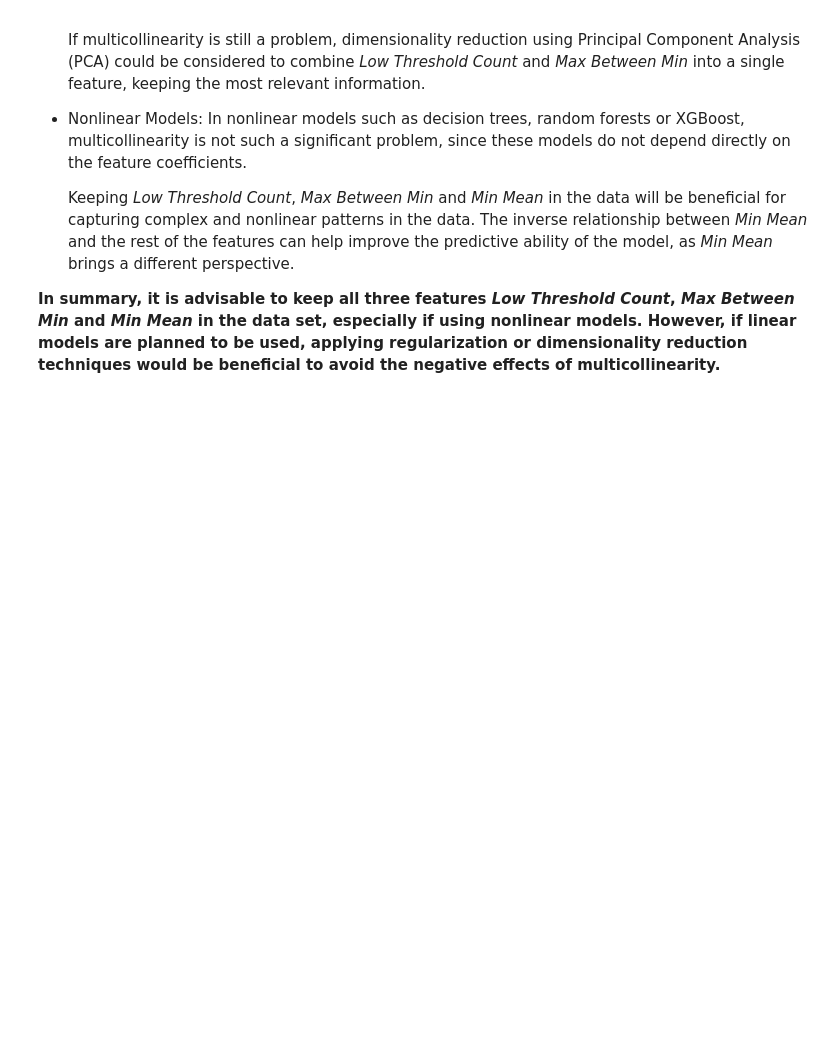
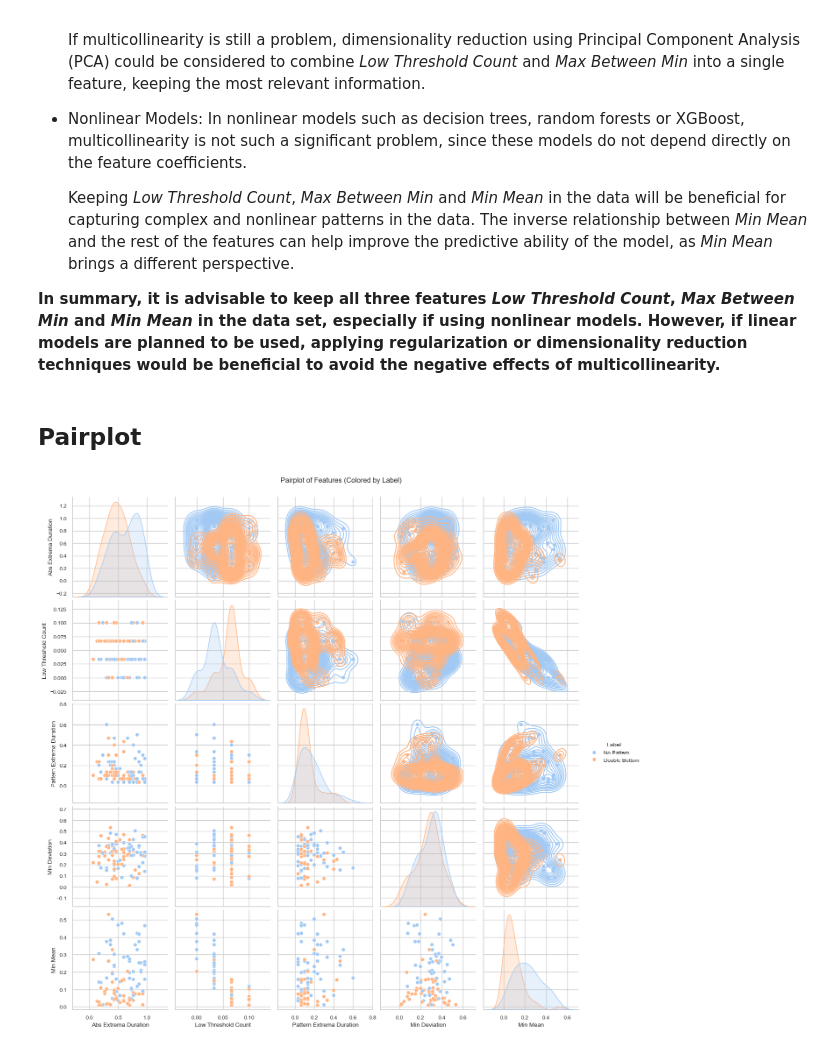
Before and after one commit to TA-Experiments-WSC/double-bottom-detection-ml, a Jupyter notebook: notebooks/03_EDA.ipynb, the cells around one changed output. Saved outputs shown, nothing was run; the diff lists cells and outputs as text; code cells hidden in the pictures; blank space fills up the shorter version.

Commit message:
feat(notebooks): EDA pairplot and  kde plot analysis

```diff
--- a/notebooks/03_EDA.ipynb
+++ b/notebooks/03_EDA.ipynb
@@ -106,3 +106,15 @@ plt.show()
   Keeping *Low Threshold Count*, *Max Between Min* and *Min Mean* in the data will be beneficial for capturing complex and nonlinear patterns in the data. The inverse relationship between *Min Mean* and the rest of the features can help improve the predictive ability of the model, as *Min Mean* brings a different perspective.
 
 **In summary, it is advisable to keep all three features *Low Threshold Count*, *Max Between Min* and *Min Mean* in the data set, especially if using nonlinear models. However, if linear models are planned to be used, applying regularization or dimensionality reduction techniques would be beneficial to avoid the negative effects of multicollinearity.**
+# %% [markdown]
+## Pairplot
+# %%
+df['Label'] = df['Label'].replace({0: 'No Pattern', 1: 'Double Bottom'})
+num_columns = ['Abs Extrema Duration', 'Low Threshold Count', 'Pattern Extrema Duration', 'Min Deviation', 'Min Mean']
+# Pairplot to visualize relationships and distributions
+g = sns.pairplot(df, hue='Label', vars=num_columns, diag_kind='kde')
+g.map_upper(sns.kdeplot, n_levels=30, color = 'blue')
+plt.suptitle("Pairplot of Features (Colored by Label)", y=1.02)
+plt.show()
+# %% [output]
+[figure, added]
```
Also changed, not shown: parts of 3 cells of this notebook.
